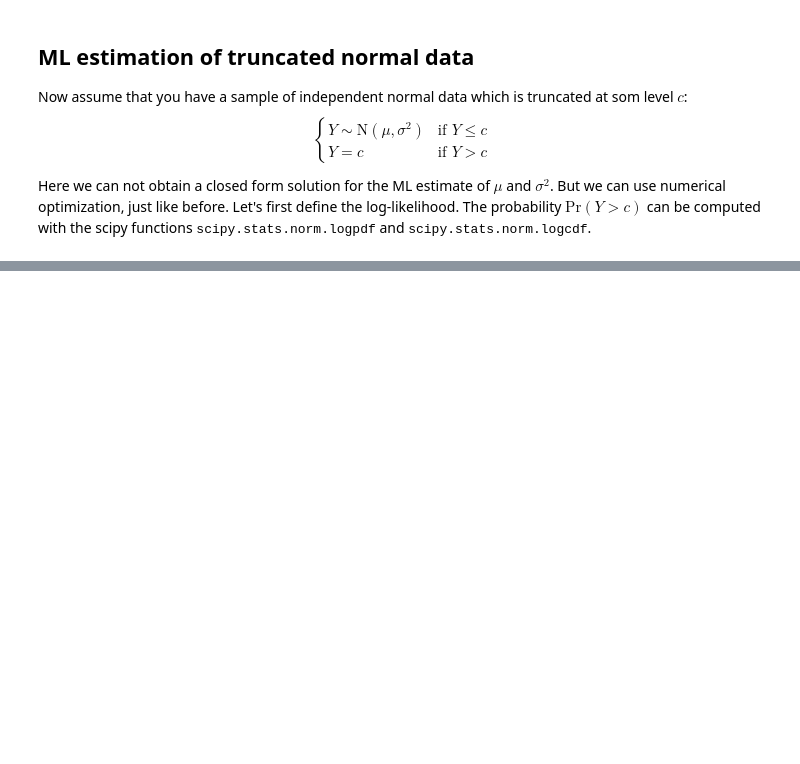
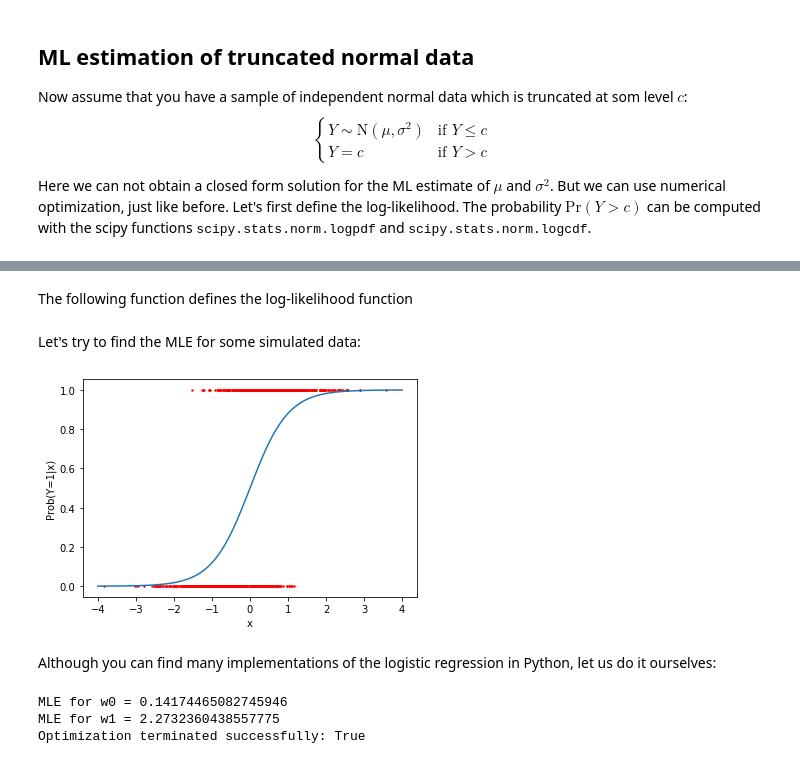
Before and after one commit to STIMALiU/ml4industry, a Jupyter notebook: Extras/MLEbyOptimization.ipynb, the cells around one changed output, grey strips where cells are left out. Cells and saved outputs as stored; diff of their text form; code cells hidden in the pictures; blank space fills up the shorter version.

Commit message:
Update optimization extra

```diff
--- a/Extras/MLEbyOptimization.ipynb
+++ b/Extras/MLEbyOptimization.ipynb
@@ -153,0 +173,2 @@ Optimization terminated successfully: True
+# %% [markdown]
+The following function defines the log-likelihood function
@@ -153,0 +182,33 @@ Optimization terminated successfully: True
+# %% [markdown]
+Let's try to find the MLE for some simulated data:
+# %%
+# Let's simulate some data
+n = 1000
+w = np.array([0,2])
+x = np.random.normal(size=(n,1))
+X = np.hstack([np.ones((n,1)),x])
+def Logit(w,x):
+    return(np.exp(w[0] + w[1]*x)/(1 + np.exp(w[0] + w[1]*x)))
+y = np.random.binomial(n=1, p = Logit(w,x), size = (n,1))
+y = np.ravel(y) # Convert it to a (n,) vector
+xGrid = np.linspace(-4,4,200)
+plt.plot(xGrid,Logit(w,xGrid))
+plt.scatter(x,y,color = "red", s = 2)
+plt.xlabel('x');plt.ylabel('Prob(Y=1|x)');
+# %% [output]
+[figure, added]
+# %% [markdown]
+Although you can find many implementations of the logistic regression in Python, let us do it ourselves:
+# %%
+# Find ML estimates for logistic regression
+optRes = sp.optimize.minimize(fun=LogLikeLogisticReg, x0 = (0,0), args = (y,X,True))
+MLEw0 = optRes.x[0]
+MLEw1 = optRes.x[1]
+
+print('MLE for w0 = ' + str(MLEw0))
+print('MLE for w1 = ' + str(MLEw1))
+print('Optimization terminated successfully: ' + str(optRes.success))
+# %% [output]
+MLE for w0 = 0.14174465082745946
+MLE for w1 = 2.2732360438557775
+Optimization terminated successfully: True
```
Also changed, not shown: parts of 15 cells of this notebook.
